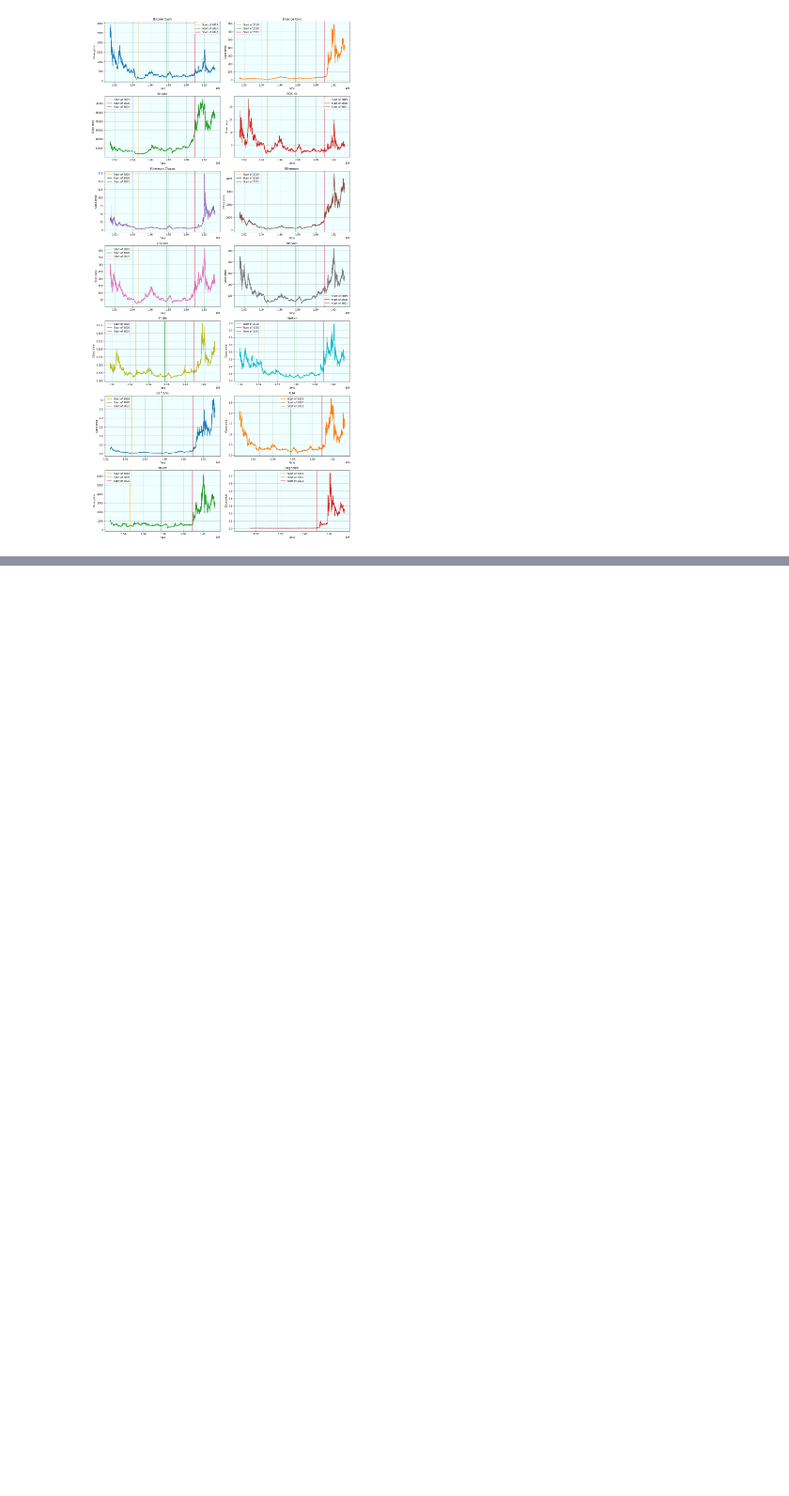
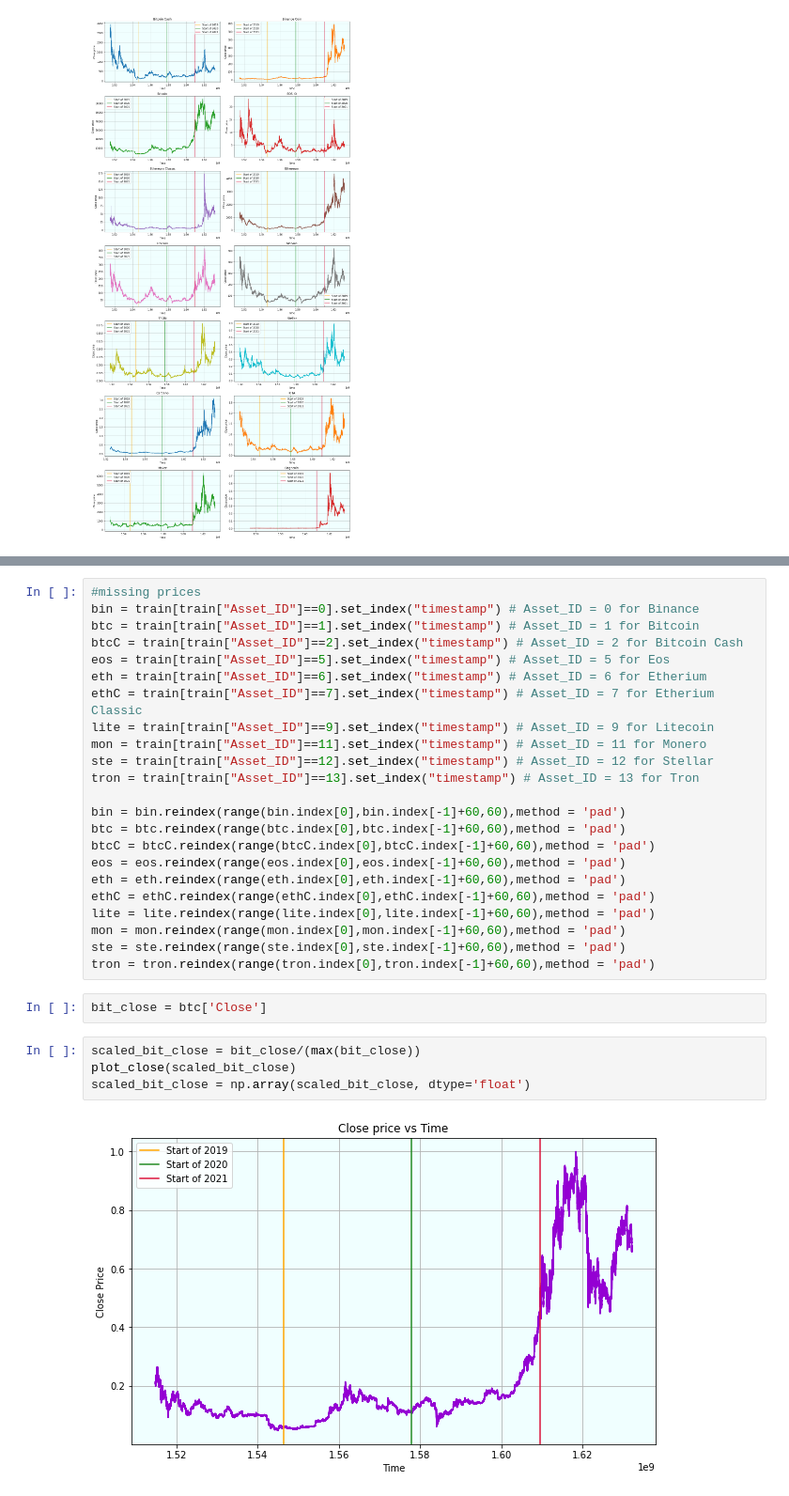
Before and after one commit to Dutra-Apex/G-Research-Crypto, a Jupyter notebook: G_Research_Crypto_team.ipynb, the cells around one changed output, grey strips where cells are left out. Shown at 94% size. Drawn from its saved outputs; the diff is of its cells as text; blank space fills up the shorter version.

```diff
--- a/G_Research_Crypto_team.ipynb
+++ b/G_Research_Crypto_team.ipynb
@@ -155,0 +179,31 @@ plt.show()
+# %%
+#missing prices
+bin = train[train["Asset_ID"]==0].set_index("timestamp") # Asset_ID = 0 for Binance
+btc = train[train["Asset_ID"]==1].set_index("timestamp") # Asset_ID = 1 for Bitcoin
+btcC = train[train["Asset_ID"]==2].set_index("timestamp") # Asset_ID = 2 for Bitcoin Cash
+eos = train[train["Asset_ID"]==5].set_index("timestamp") # Asset_ID = 5 for Eos
+eth = train[train["Asset_ID"]==6].set_index("timestamp") # Asset_ID = 6 for Etherium
+ethC = train[train["Asset_ID"]==7].set_index("timestamp") # Asset_ID = 7 for Etherium Classic
+lite = train[train["Asset_ID"]==9].set_index("timestamp") # Asset_ID = 9 for Litecoin
+mon = train[train["Asset_ID"]==11].set_index("timestamp") # Asset_ID = 11 for Monero
+ste = train[train["Asset_ID"]==12].set_index("timestamp") # Asset_ID = 12 for Stellar
+tron = train[train["Asset_ID"]==13].set_index("timestamp") # Asset_ID = 13 for Tron
+
+bin = bin.reindex(range(bin.index[0],bin.index[-1]+60,60),method = 'pad')
+btc = btc.reindex(range(btc.index[0],btc.index[-1]+60,60),method = 'pad')
+btcC = btcC.reindex(range(btcC.index[0],btcC.index[-1]+60,60),method = 'pad')
+eos = eos.reindex(range(eos.index[0],eos.index[-1]+60,60),method = 'pad')
+eth = eth.reindex(range(eth.index[0],eth.index[-1]+60,60),method = 'pad')
+ethC = ethC.reindex(range(ethC.index[0],ethC.index[-1]+60,60),method = 'pad')
+lite = lite.reindex(range(lite.index[0],lite.index[-1]+60,60),method = 'pad')
+mon = mon.reindex(range(mon.index[0],mon.index[-1]+60,60),method = 'pad')
+ste = ste.reindex(range(ste.index[0],ste.index[-1]+60,60),method = 'pad')
+tron = tron.reindex(range(tron.index[0],tron.index[-1]+60,60),method = 'pad')
+# %%
+bit_close = btc['Close']
+# %%
+scaled_bit_close = bit_close/(max(bit_close))
+plot_close(scaled_bit_close)
+scaled_bit_close = np.array(scaled_bit_close, dtype='float')
+# %% [output]
+[figure, added]
```
Also changed, not shown: parts of 20 cells of this notebook.
